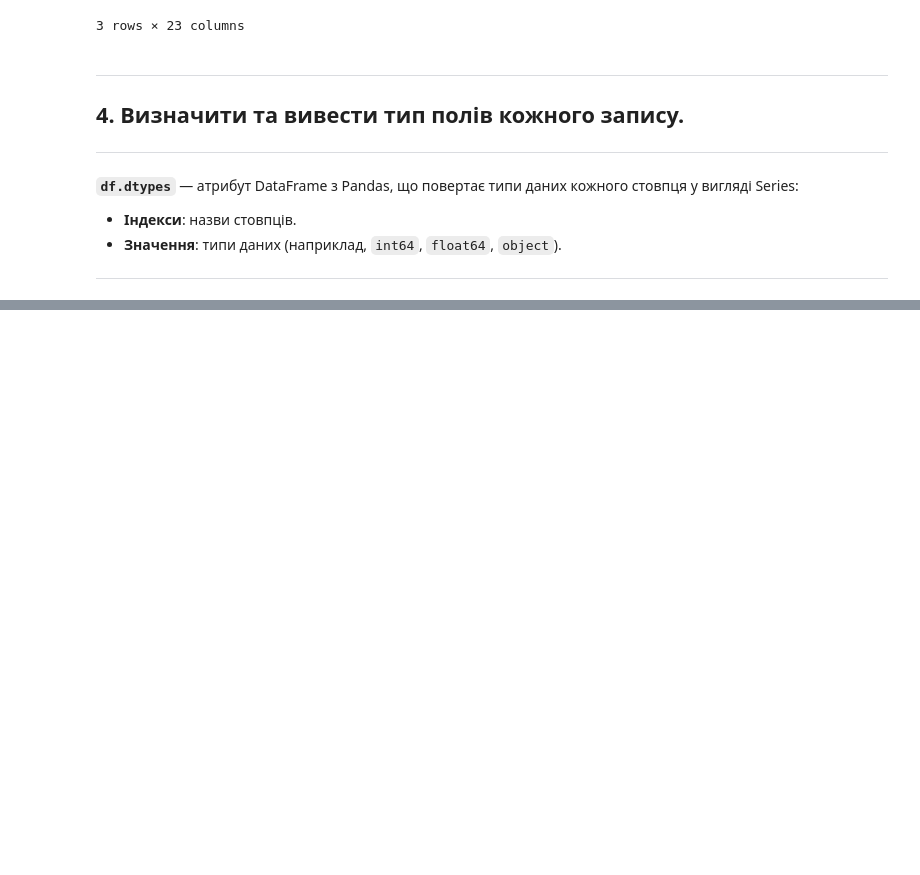
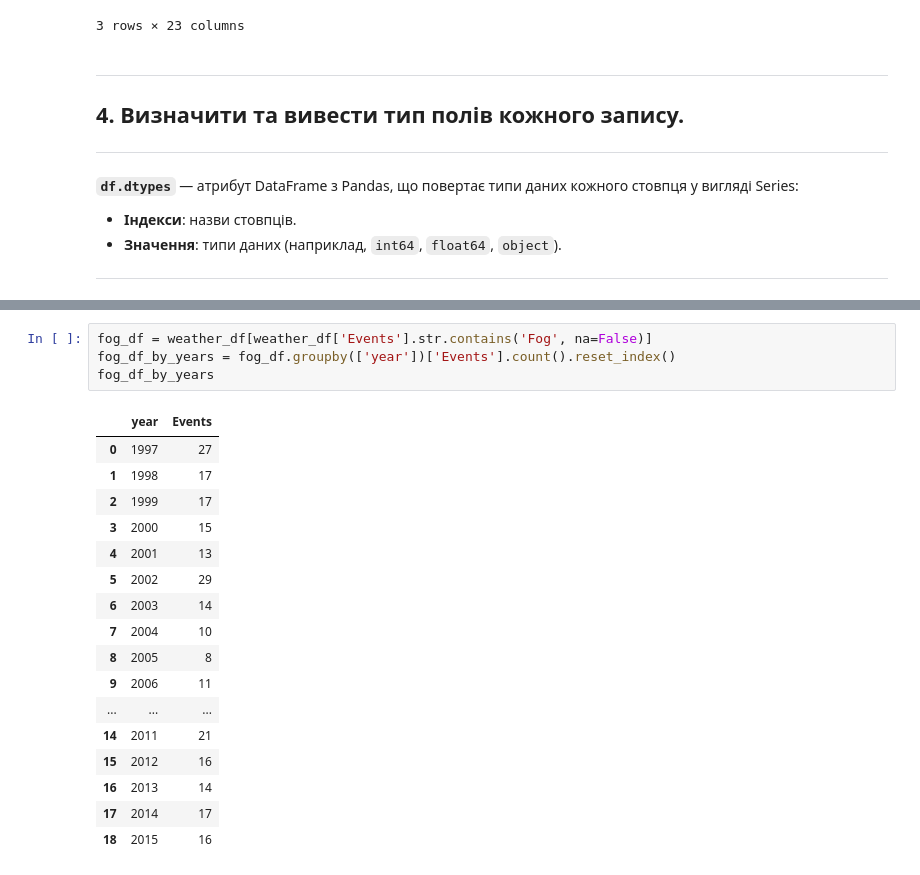
Before and after one commit to weissh0rn9/FAM_MLB, a Jupyter notebook: lab1/lab1.ipynb, the cells around one changed output, grey strips where cells are left out. Drawn from its saved outputs; the diff is of its cells as text; blank space fills up the shorter version.

```diff
--- a/lab1/lab1.ipynb
+++ b/lab1/lab1.ipynb
@@ -161,0 +275,22 @@ weather_df.head()
+# %%
+fog_df = weather_df[weather_df['Events'].str.contains('Fog', na=False)]
+fog_df_by_years = fog_df.groupby(['year'])['Events'].count().reset_index()
+fog_df_by_years
+# %% [output]
+|  | year | Events |
+| 0 | 1997 | 27 |
+| 1 | 1998 | 17 |
+| 2 | 1999 | 17 |
+| 3 | 2000 | 15 |
+| 4 | 2001 | 13 |
+| 5 | 2002 | 29 |
+| 6 | 2003 | 14 |
+| 7 | 2004 | 10 |
+| 8 | 2005 | 8 |
+| 9 | 2006 | 11 |
+| ... | ... | ... |
+| 14 | 2011 | 21 |
+| 15 | 2012 | 16 |
+| 16 | 2013 | 14 |
+| 17 | 2014 | 17 |
+| 18 | 2015 | 16 |
```
Also changed, not shown: parts of 15 cells of this notebook.
